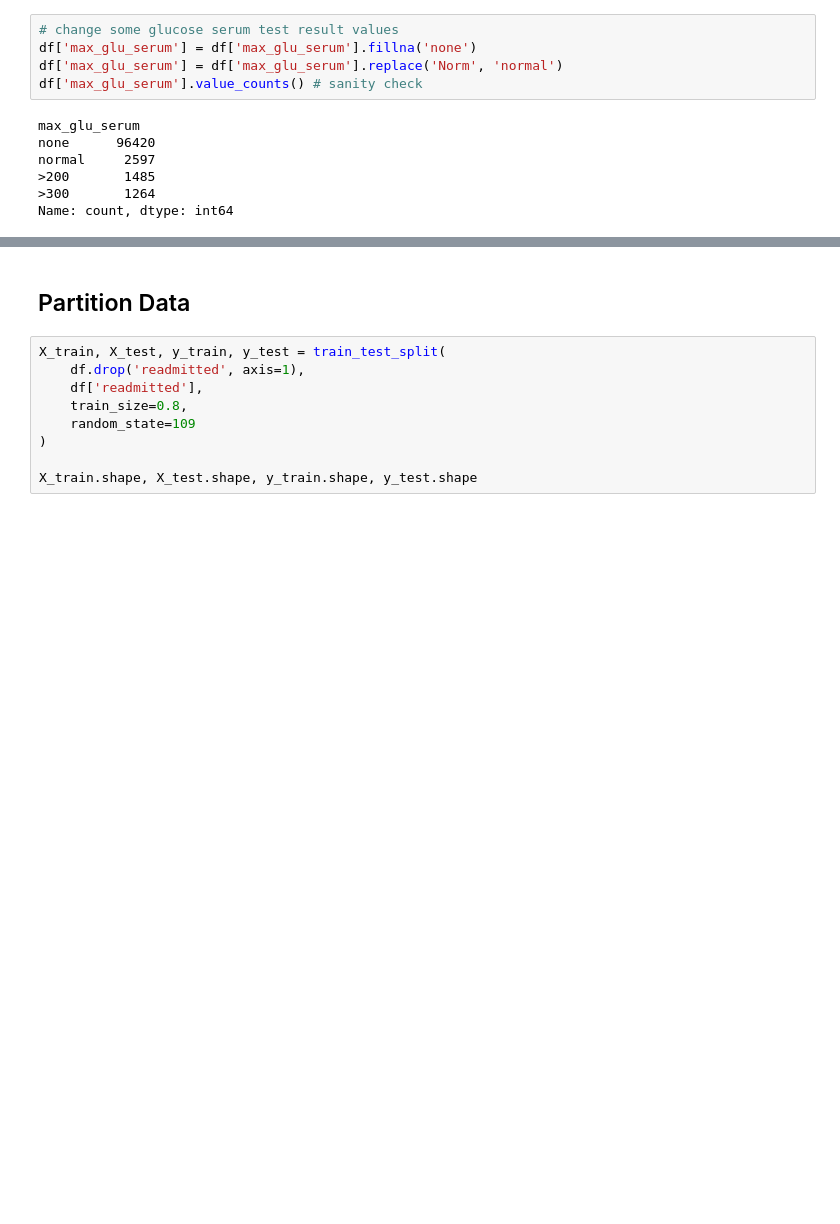
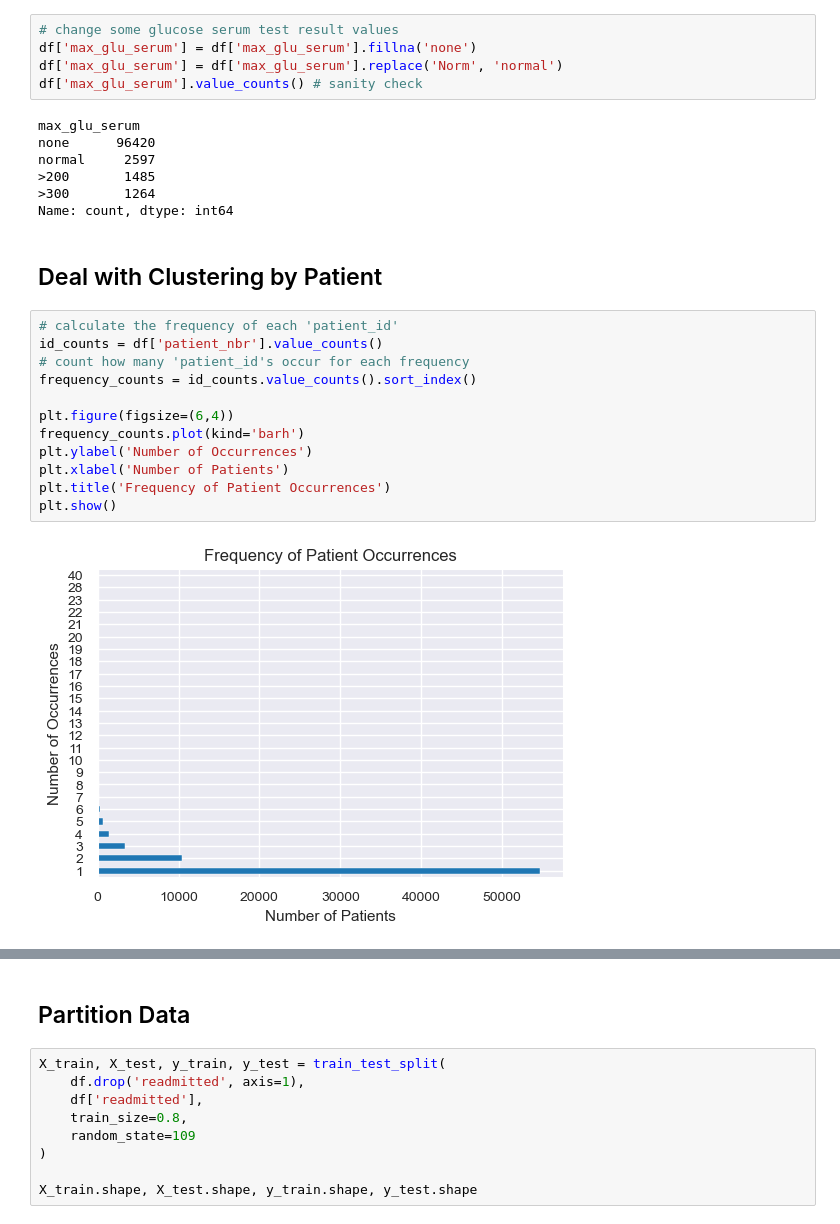
Before and after one commit to stevenworthington/cs109a_final_project, a Jupyter notebook: code/cs109a_MS3_EDA.ipynb, the cells around one changed output, grey strips where cells are left out. Saved outputs shown, nothing was run; the diff lists cells and outputs as text; blank space fills up the shorter version.

Commit message:
update EDA with patient multiple encounter info

```diff
--- a/code/cs109a_MS3_EDA.ipynb
+++ b/code/cs109a_MS3_EDA.ipynb
@@ -170,3 +170,19 @@ normal     2597
 >200       1485
 >300       1264
 Name: count, dtype: int64
+# %% [markdown]
+## Deal with Clustering by Patient
+# %%
+# calculate the frequency of each 'patient_id'
+id_counts = df['patient_nbr'].value_counts()
+# count how many 'patient_id's occur for each frequency
+frequency_counts = id_counts.value_counts().sort_index()
+
+plt.figure(figsize=(6,4))
+frequency_counts.plot(kind='barh')
+plt.ylabel('Number of Occurrences')
+plt.xlabel('Number of Patients')
+plt.title('Frequency of Patient Occurrences')
+plt.show()
+# %% [output]
+[figure, added]
```
Also changed, not shown: parts of 5 cells of this notebook.
